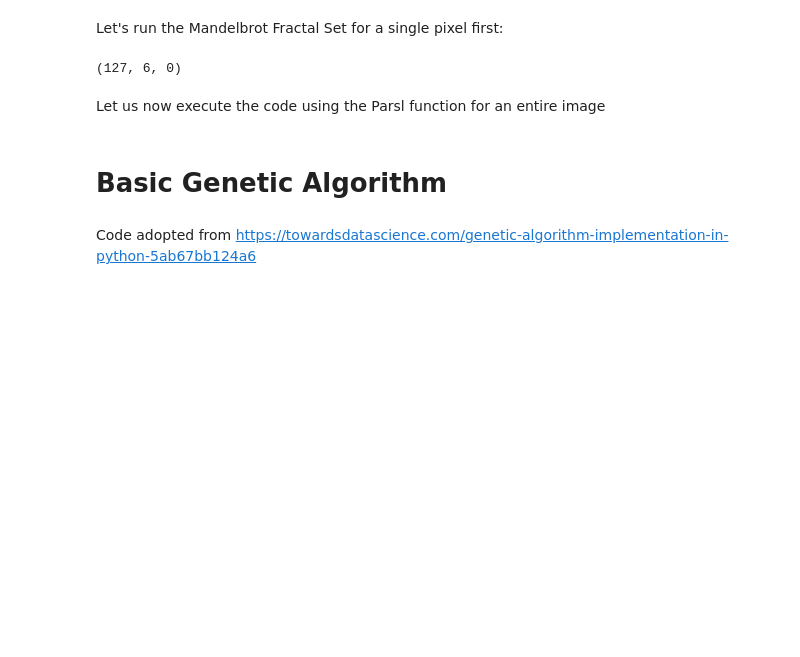
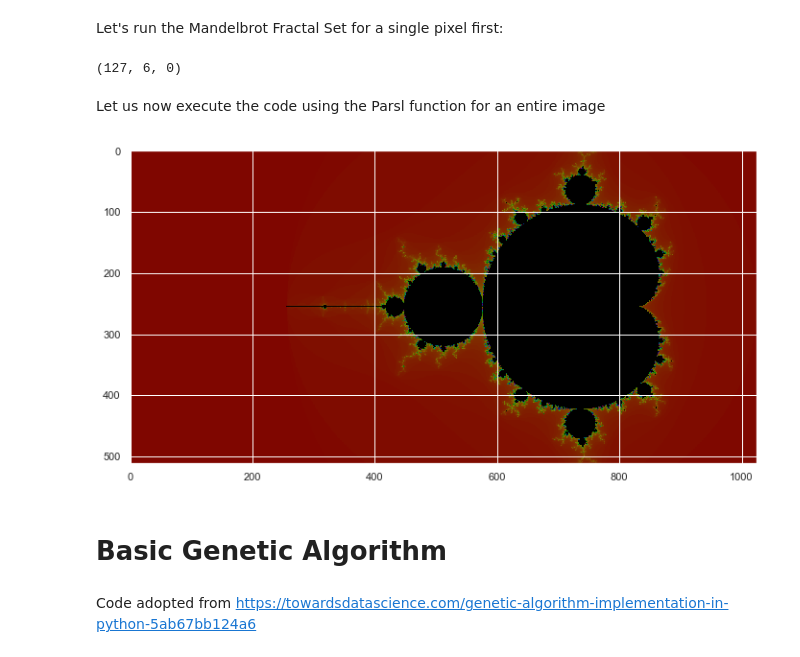
Before and after one commit to Parsl/parallel_patterns, a Jupyter notebook: Mathematical Techniques.ipynb, the cells around one changed output. Saved outputs shown, nothing was run; the diff lists cells and outputs as text; code cells hidden in the pictures; blank space fills up the shorter version.

Commit message:
Cleaned Notebooks and Images

```diff
--- a/Mathematical Techniques.ipynb
+++ b/Mathematical Techniques.ipynb
@@ -74,10 +84,11 @@ def mandelbrot(x, y):
             return rgb_conversion(i)
         c = c * c + c0
     return (0, 0, 0)
-# %%
-mandelbrot(40,10).result()
-# %% [output]
-(127, 6, 0)
+# %%
+# Evaluation for a single pixel.
+mandelbrot(40,10).result()
+# %% [output]
+(127, 6, 0)
 # %% [markdown]
 Let us now execute the code using the Parsl function for an entire image
 # %%
@@ -107,3 +122,11 @@ img.show()
+# %%
+# Plotting the image of the projects of all the function evaluations
+
+plt.figure(figsize=(12,6))
+plt.imshow(img)
+plt.show()
+# %% [output]
+[figure, added]
 # %% [markdown]
 # Basic Genetic Algorithm
 # %% [markdown]
```
Also changed, not shown: parts of 15 cells of this notebook, 11 other files.
